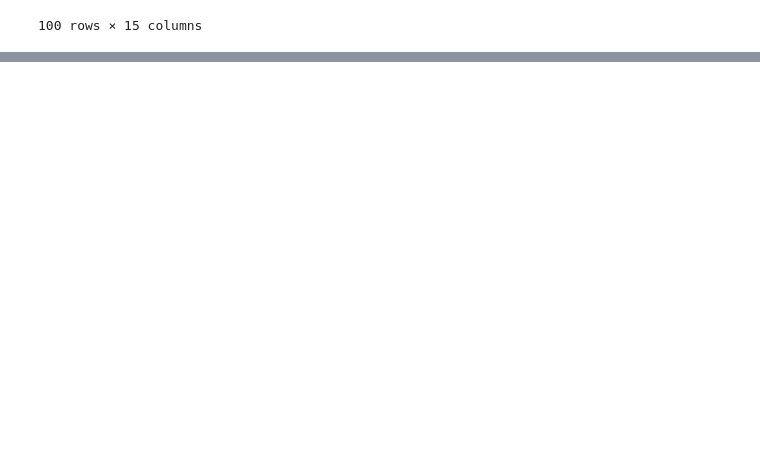
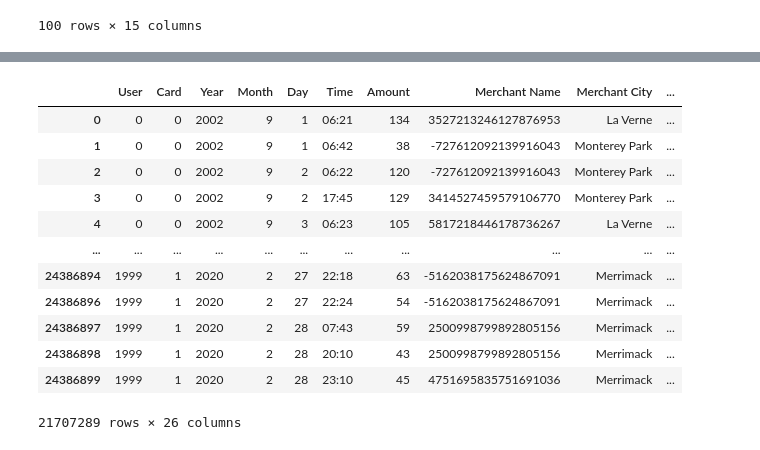
Before and after one commit to OP78142/UTSA-Bootcamp-Final, a Jupyter notebook: Scratch notebook.ipynb, the cells around one changed output, grey strips where cells are left out. Drawn from its saved outputs; the diff is of its cells as text; code cells hidden in the pictures; blank space fills up the shorter version.

Commit message:
Updated notebook to include cleaned data

```diff
--- a/Scratch notebook.ipynb
+++ b/Scratch notebook.ipynb
@@ -500,0 +346,16 @@ Name: Amount, dtype: float64
+# %%
+ealtman2019_cleaned["North America"] = ealtman2019_cleaned['Merchant State'].map(
+dict.fromkeys([		"Mexico",	"El Salvador",	"Honduras",	"Panama",	"Canada",	"Ecuador",	"Nicaragua",	"Belize",	"Costa Rica"],1)
+)
+# %%
+ealtman2019_cleaned["South America"] = ealtman2019_cleaned['Merchant State'].map(
+dict.fromkeys([		"Chile",	"Peru",	"Argentina",	"Paraguay",	"Guatemala",	"Colombia",	"Brazil",	"Venezuela",	"Uruguay"],1)
+)
+# %%
+ealtman2019_cleaned["Carribean"] = ealtman2019_cleaned['Merchant State'].map(
+dict.fromkeys([	"Dominican Republic",	"The Bahamas",	"Barbados",	"Saint Lucia",	"Antigua and Barbuda",	"Haiti",	"Aruba",	"Trinidad and Tobago",	"Dominica",	"Jamaica",	"Sao Tome and Principe",	"Saint Vincent and the Grenadines"],1),
+)
+# %%
+ealtman2019_cleaned["Middle East"] = ealtman2019_cleaned['Merchant State'].map(
+dict.fromkeys([	"Saudi Arabia",	"Iran",	"Yemen",	"Israel",	"Turkey",	"Lebanon",	"Jordan",	"Syria",	"United Arab Emirates",	"Iraq",	"Brunei",	"Qatar",	"Bahrain",	"Azerbaijan",	"Kuwait",	"Oman"],1)
+)
@@ -500,0 +372,16 @@ Name: Amount, dtype: float64
+# %%
+ealtman2019_cleaned.drop(columns=['Continent'])
+# %% [output]
+|  | User | Card | Year | Month | Day | Time | Amount | Merchant Name | Merchant City | ... |
+| 0 | 0 | 0 | 2002 | 9 | 1 | 06:21 | 134 | 3527213246127876953 | La Verne | ... |
+| 1 | 0 | 0 | 2002 | 9 | 1 | 06:42 | 38 | -727612092139916043 | Monterey Park | ... |
+| 2 | 0 | 0 | 2002 | 9 | 2 | 06:22 | 120 | -727612092139916043 | Monterey Park | ... |
+| 3 | 0 | 0 | 2002 | 9 | 2 | 17:45 | 129 | 3414527459579106770 | Monterey Park | ... |
+| 4 | 0 | 0 | 2002 | 9 | 3 | 06:23 | 105 | 5817218446178736267 | La Verne | ... |
+| ... | ... | ... | ... | ... | ... | ... | ... | ... | ... | ... |
+| 24386894 | 1999 | 1 | 2020 | 2 | 27 | 22:18 | 63 | -5162038175624867091 | Merrimack | ... |
+| 24386896 | 1999 | 1 | 2020 | 2 | 27 | 22:24 | 54 | -5162038175624867091 | Merrimack | ... |
+| 24386897 | 1999 | 1 | 2020 | 2 | 28 | 07:43 | 59 | 2500998799892805156 | Merrimack | ... |
+| 24386898 | 1999 | 1 | 2020 | 2 | 28 | 20:10 | 43 | 2500998799892805156 | Merrimack | ... |
+| 24386899 | 1999 | 1 | 2020 | 2 | 28 | 23:10 | 45 | 4751695835751691036 | Merrimack | ... |
+21707289 rows × 26 columns
```
Also changed, not shown: parts of 87 cells of this notebook.
